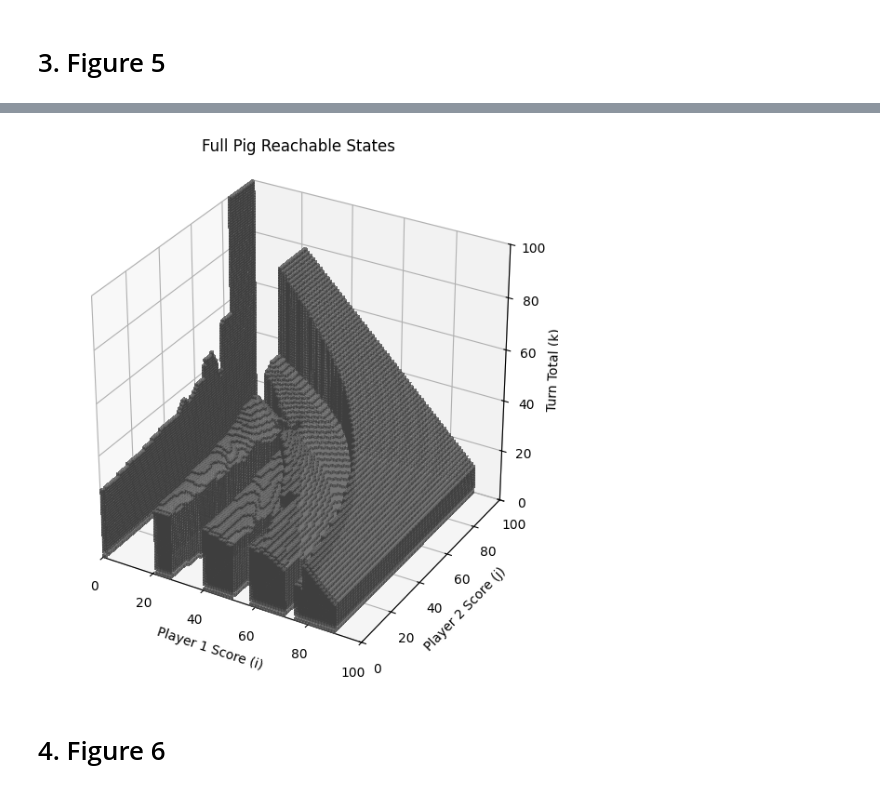
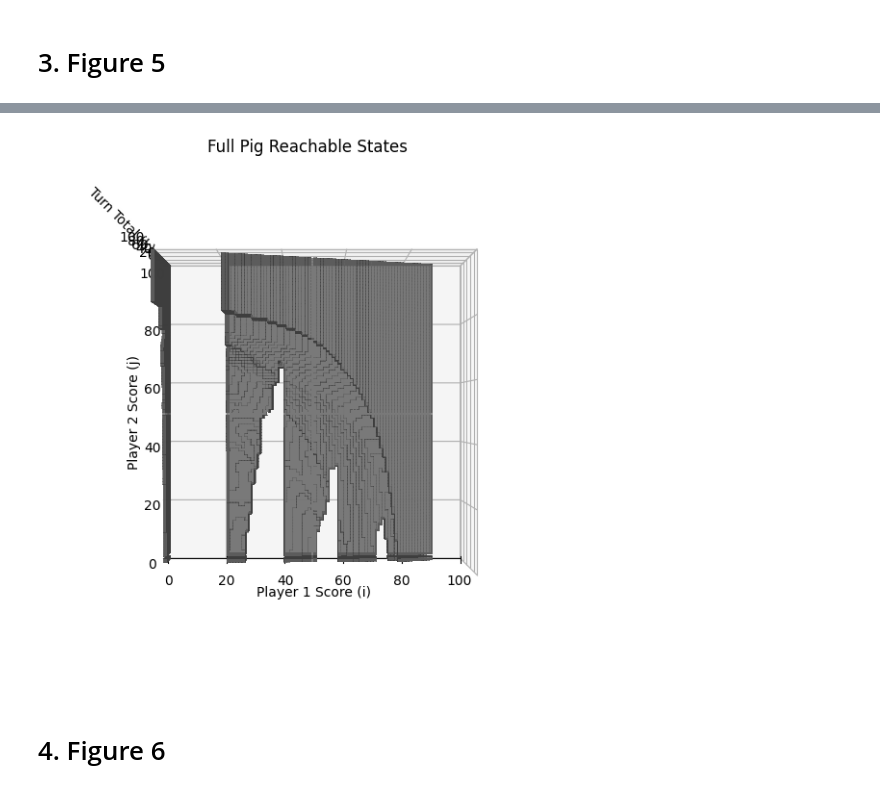
Before and after one commit to C-Rigby/Game_of_Pig_Assessment_3, a Jupyter notebook: experiments/pig_experiment/Pig_Figures.ipynb, the cells around one changed output, grey strips where cells are left out. Drawn from its saved outputs; the diff is of its cells as text; code cells hidden in the pictures.

Commit message:
Angle figures

```diff
--- a/experiments/pig_experiment/Pig_Figures.ipynb
+++ b/experiments/pig_experiment/Pig_Figures.ipynb
@@ -177,13 +187,14 @@ plt.show()
 # %%
-ah.plot_figure5_reachable_states(
+ax = ah.plot_figure5_reachable_states(
     full_fig5_data,
     max_points=60000,
     title="Full Pig Reachable States"
 )
-plt.savefig("Figures/Figure5.png", bbox_inches='tight', dpi=300)
+ax.view_init(elev=90, azim=-90)
+plt.savefig("Figures/Figure5b.png", bbox_inches='tight', dpi=300)
 plt.show()
 # %% [output]
-[figure, old version]
+[figure, new version]
 # %% [markdown]
 # 4. Figure 6
 # %%
```
Also changed, not shown: parts of 4 cells of this notebook, 3 other files.
